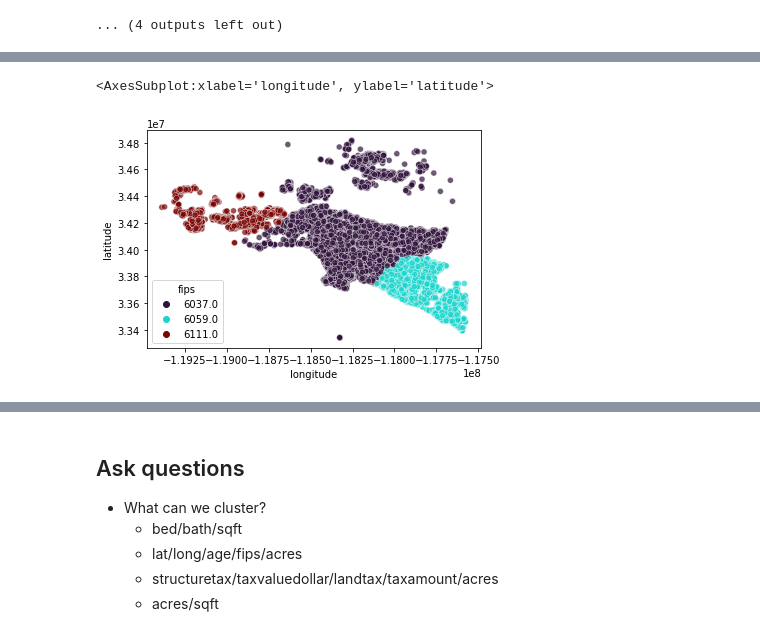
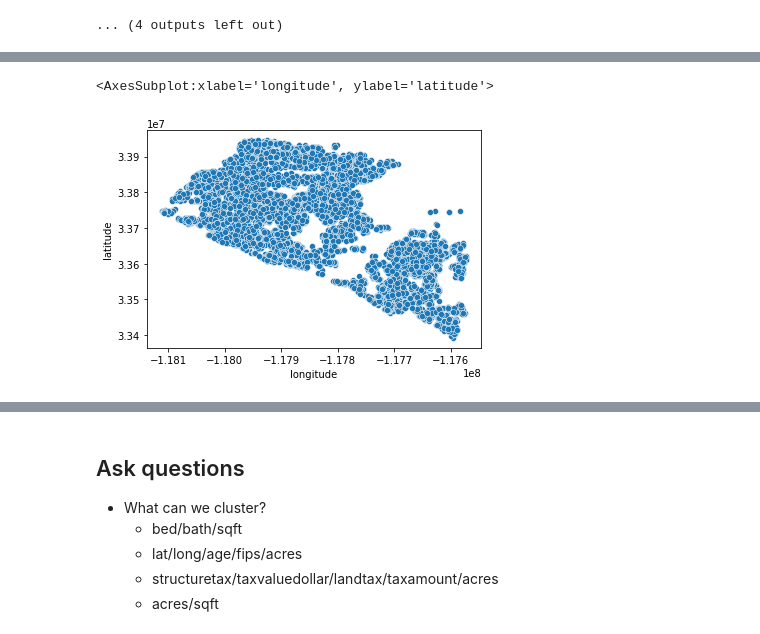
Before and after one commit to velasquez-wheeler/zillow_clustering_project, a Jupyter notebook: wheeler-explore.ipynb, the cells around one changed output, grey strips where cells are left out. Cells and saved outputs as stored; diff of their text form; code cells hidden in the pictures.

```diff
--- a/wheeler-explore.ipynb
+++ b/wheeler-explore.ipynb
@@ -115,3 +115,5 @@ df.describe().T
 | logerror | 50216.0 | 1.762167e-02 | 0.172352 | -4.655420e+00 | -2.479381e-02 | 6.630204e-03 | 3.961403e-02 | 3.394544e+00 |
 | acres | 50216.0 | 2.035328e-01 | 0.248752 | 5.417815e-03 | 1.274105e-01 | 1.557163e-01 | 1.957989e-01 | 5.600000e+00 |
 | age | 50216.0 | 5.425787e+01 | 22.723096 | 1.000000e+00 | 3.900000e+01 | 5.700000e+01 | 6.700000e+01 | 1.390000e+02 |
+# %%
+df = df[df.fips == 6059]
@@ -151,9 +171,9 @@ sns.boxplot(data = train, x = 'logerror')
 # %%
 # pseudo map of data
-sns.scatterplot(x='longitude',y='latitude',data=train, hue = 'fips', alpha = 0.7, palette = 'turbo')
+sns.scatterplot(x='longitude',y='latitude',data=train, palette = 'turbo')
 # %% [output]
 <AxesSubplot:xlabel='longitude', ylabel='latitude'>
-[figure, old version]
+[figure, new version]
 # %%
 # scale data
 scaler, train_scaled, validate_scaled, test_scaled = wrangle.min_max_scaler(train, validate, test)
```
Also changed, not shown: parts of 80 cells of this notebook.
